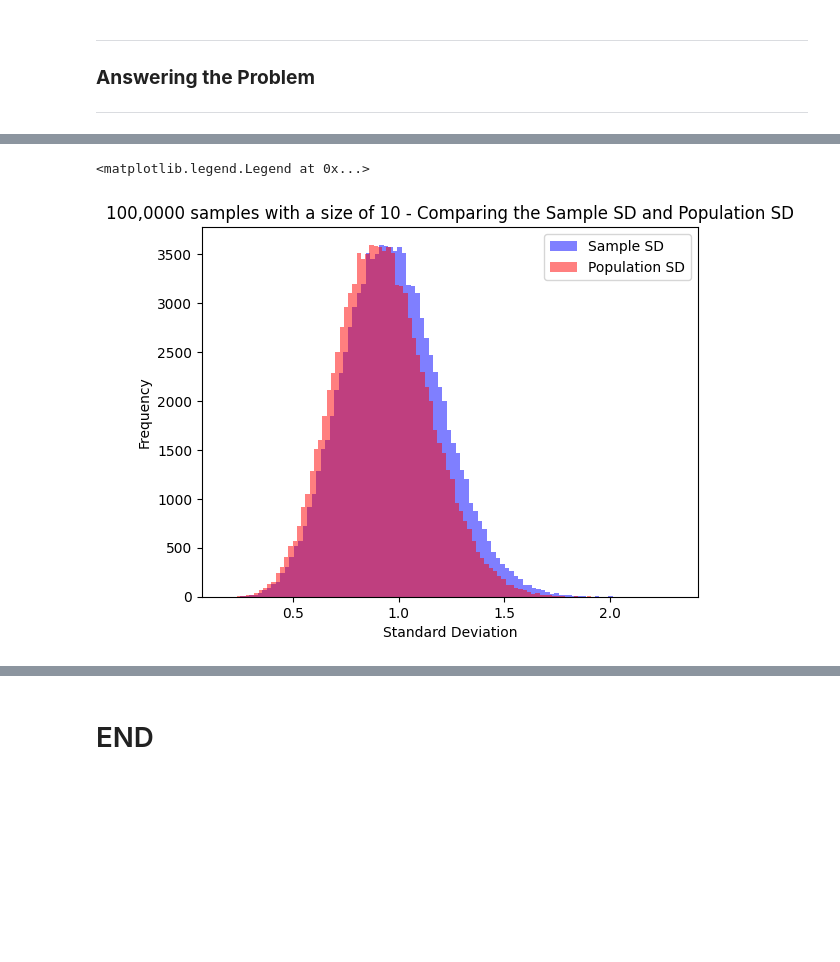
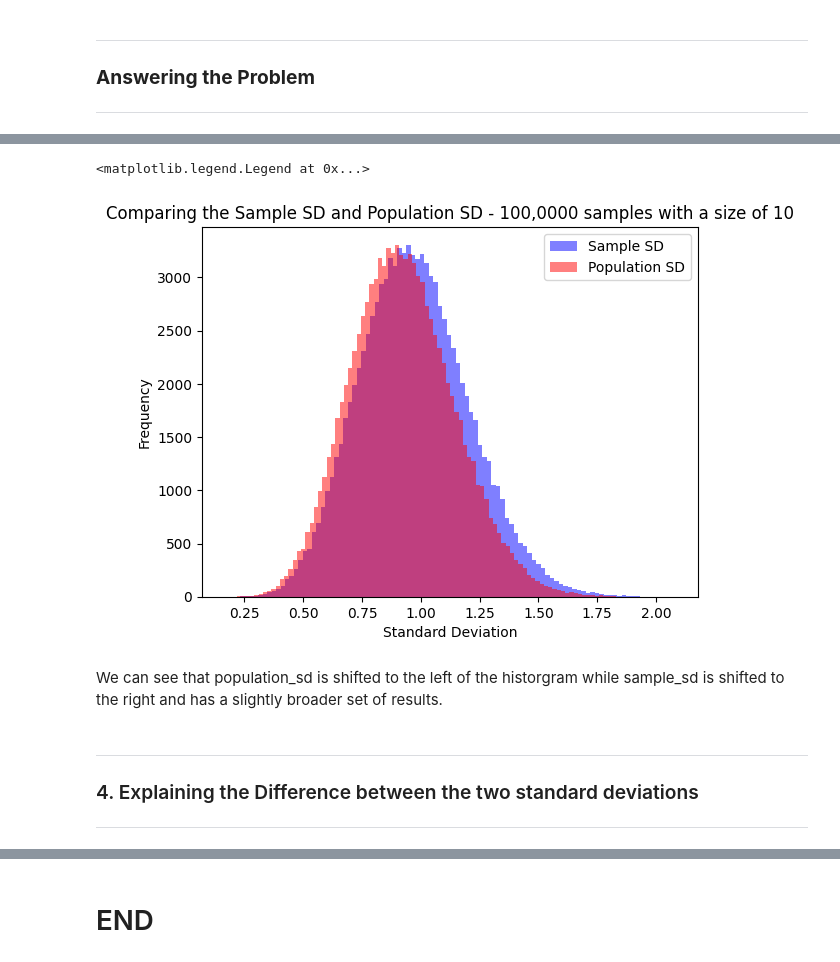
Before and after one commit to NeilTynan/applied-statistics, a Jupyter notebook: problems.ipynb, the cells around one changed output, grey strips where cells are left out. Saved outputs shown, nothing was run; the diff lists cells and outputs as text; code cells hidden in the pictures; blank space fills up the shorter version.

```diff
--- a/problems.ipynb
+++ b/problems.ipynb
@@ -233,22 +262,16 @@ The problem here is relatively straigh forward. First we need to establish the p
 # %%
-# Establish the parameters
-samples = 100000 # Number of samples
-samplesize = 10 # Size of sample
-
-#Generate the sample data from the standard normal deviation
-data = np.random.normal(0,1, (samples,samplesize)) # mean (0), standard deviation (1)
-
-# Establish the number of data points which the standard deviation is being divided by
-sample_sd = np.std(data, ddof=1, axis=1) # ddof 1 (divide by (N))
-population_sd = np.std(data, ddof=0, axis=1) # ddof 0 (divide by (N-1))
-
-# Plot histogram
-plt.hist(sample_sd, bins=100, alpha=0.5, label = "Sample SD", color = "blue")
-plt.hist(population_sd, bins=100, alpha=0.5, label = "Population SD", color = "red")
+plt.hist(sample_sd, bins=100, alpha=0.5, label = "Sample SD", color = "blue") # set alpha to 0.5 to allow charts to overlap, applying a colour for clarity, bins set to 100 to allow for visability of non-overlapping data
+plt.hist(population_sd, bins=100, alpha=0.5, label = "Population SD", color = "red") # same as above, different colour to ensure that the results are clear for both datasets
 plt.xlabel ("Standard Deviation")
 plt.ylabel("Frequency")
-plt.title("100,0000 samples with a size of 10 - Comparing the Sample SD and Population SD")
+plt.title("Comparing the Sample SD and Population SD - 100,0000 samples with a size of 10")
 plt.legend()
 # %% [output]
 <matplotlib.legend.Legend at 0x...>
-[figure, old version]
+[figure, new version]
+# %% [markdown]
+We can see that population_sd is shifted to the left of the historgram while sample_sd is shifted to the right and has a slightly broader set of results.
+# %% [markdown]
+---
+### 4. Explaining the Difference between the two standard deviations
+---
```
Also changed, not shown: parts of 13 cells of this notebook, 1 other file.
